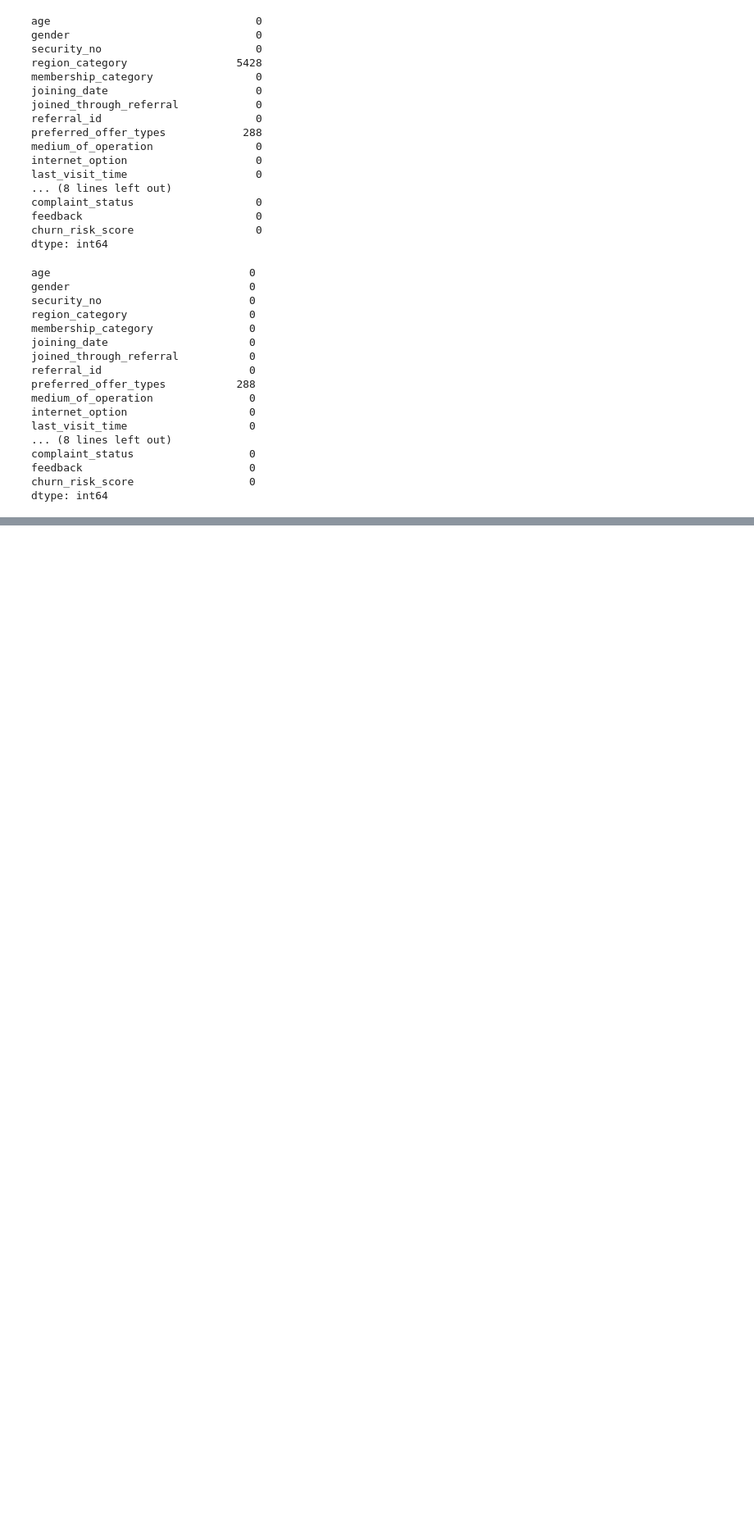
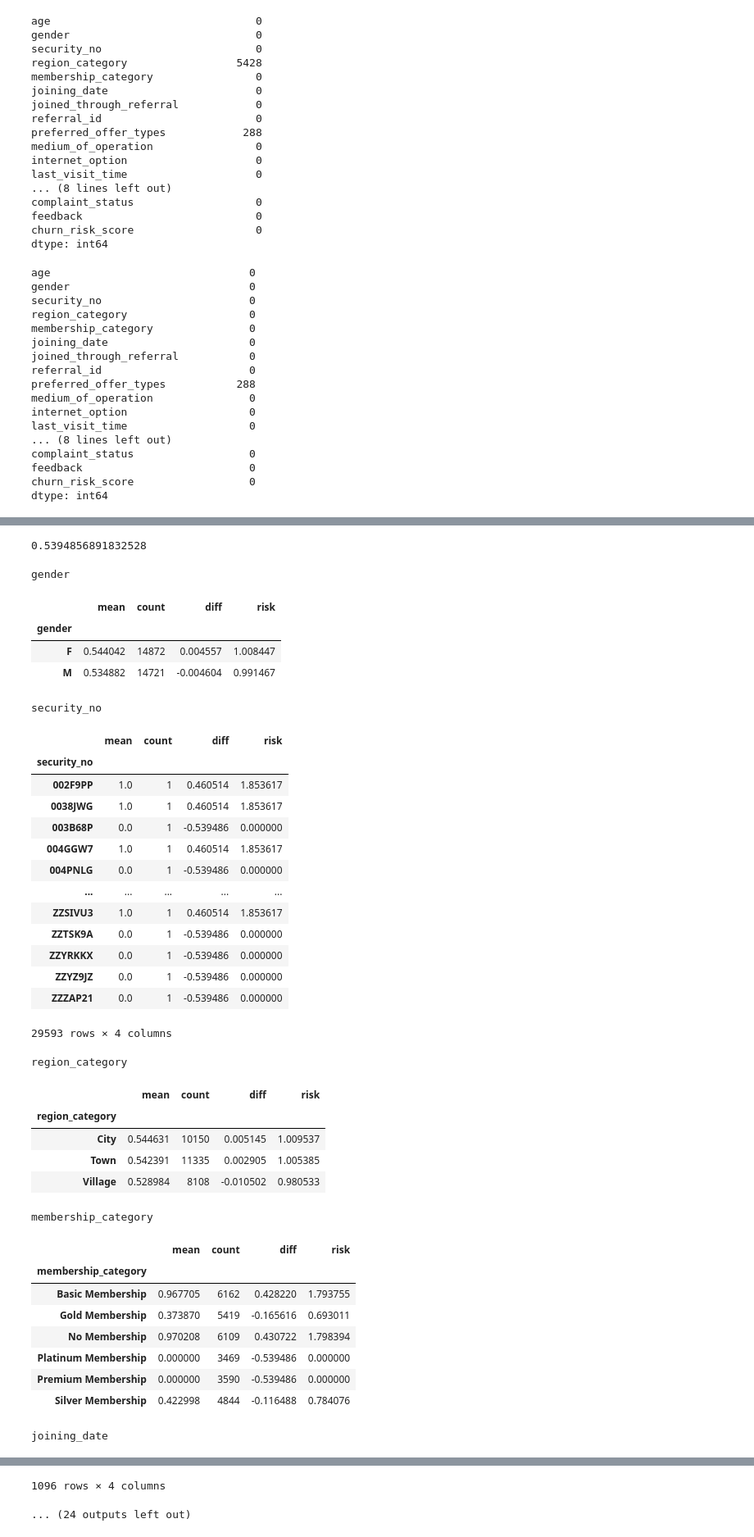
Before and after one commit to michaelbabajide/churn_prediction, a Jupyter notebook: Notebook.ipynb, the cells around one changed output, grey strips where cells are left out. Shown: that part at 82% size. Cells and saved outputs as stored; diff of their text form; code cells hidden in the pictures; blank space fills up the shorter version.

```diff
--- a/Notebook.ipynb
+++ b/Notebook.ipynb
@@ -326,0 +372,51 @@ dtype: int64
+# %%
+global_churn = df_full_train.churn_risk_score.mean()
+global_churn
+# %% [output]
+0.5394856891832528
+# %%
+for c in categorical:
+    print(c)
+    df_group = df_full_train.groupby(c).churn_risk_score.agg(['mean', 'count'])
+    df_group['diff'] = df_group['mean'] - global_churn
+    df_group['risk'] = df_group['mean'] / global_churn
+    display(df_group)
+    print()
+    print()
+# %% [output]
+gender
+|  | mean | count | diff | risk |
+| gender |  |  |  |  |
+| F | 0.544042 | 14872 | 0.004557 | 1.008447 |
+| M | 0.534882 | 14721 | -0.004604 | 0.991467 |
+security_no
+|  | mean | count | diff | risk |
+| security_no |  |  |  |  |
+| 002F9PP | 1.0 | 1 | 0.460514 | 1.853617 |
+| 0038JWG | 1.0 | 1 | 0.460514 | 1.853617 |
+| 003B68P | 0.0 | 1 | -0.539486 | 0.000000 |
+| 004GGW7 | 1.0 | 1 | 0.460514 | 1.853617 |
+| 004PNLG | 0.0 | 1 | -0.539486 | 0.000000 |
+| ... | ... | ... | ... | ... |
+| ZZSIVU3 | 1.0 | 1 | 0.460514 | 1.853617 |
+| ZZTSK9A | 0.0 | 1 | -0.539486 | 0.000000 |
+| ZZYRKKX | 0.0 | 1 | -0.539486 | 0.000000 |
+| ZZYZ9JZ | 0.0 | 1 | -0.539486 | 0.000000 |
+| ZZZAP21 | 0.0 | 1 | -0.539486 | 0.000000 |
+29593 rows × 4 columns
+region_category
+|  | mean | count | diff | risk |
+| region_category |  |  |  |  |
+| City | 0.544631 | 10150 | 0.005145 | 1.009537 |
+| Town | 0.542391 | 11335 | 0.002905 | 1.005385 |
+| Village | 0.528984 | 8108 | -0.010502 | 0.980533 |
+membership_category
+|  | mean | count | diff | risk |
+| membership_category |  |  |  |  |
+| Basic Membership | 0.967705 | 6162 | 0.428220 | 1.793755 |
+| Gold Membership | 0.373870 | 5419 | -0.165616 | 0.693011 |
+| No Membership | 0.970208 | 6109 | 0.430722 | 1.798394 |
+| Platinum Membership | 0.000000 | 3469 | -0.539486 | 0.000000 |
+| Premium Membership | 0.000000 | 3590 | -0.539486 | 0.000000 |
+| Silver Membership | 0.422998 | 4844 | -0.116488 | 0.784076 |
+joining_date
@@ -326,0 +436,2 @@ dtype: int64
+1096 rows × 4 columns
+... (24 outputs left out)
```
Also changed, not shown: parts of 45 cells of this notebook.
